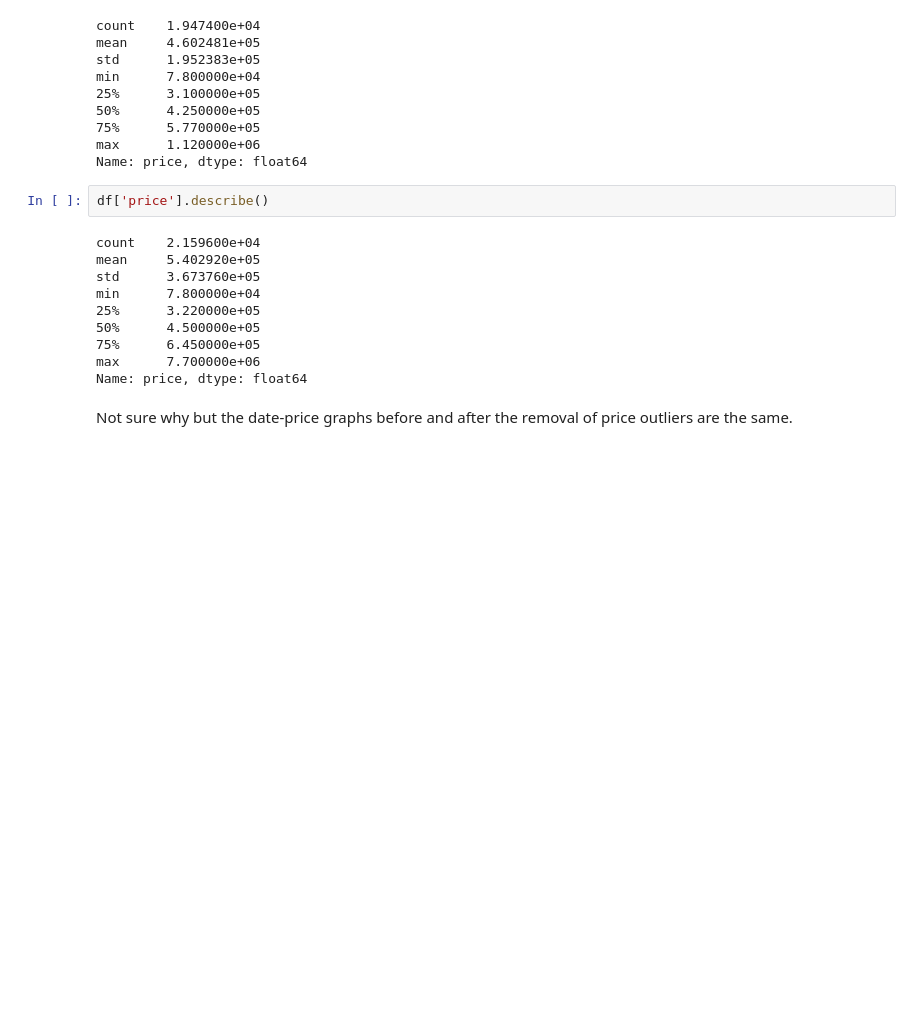
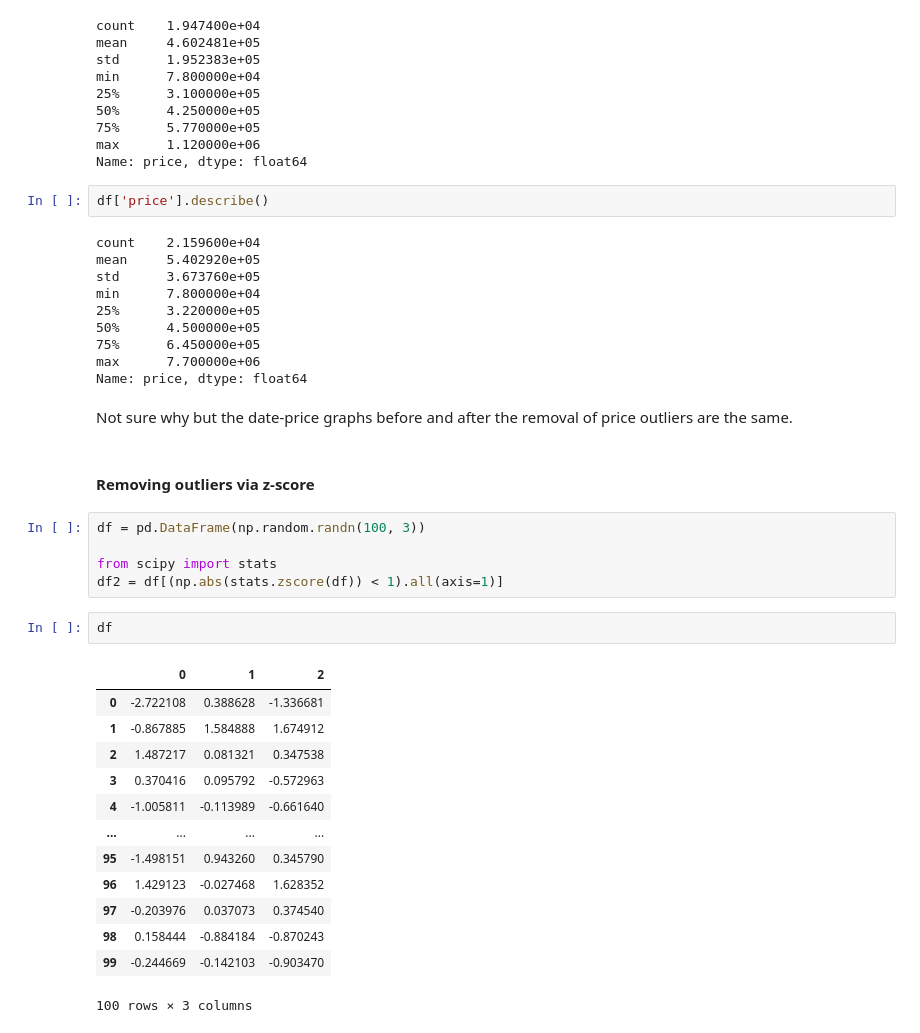
Before and after one commit to ssaeed85/dsc-ph2-KingsCountyRealEstate, a Jupyter notebook: Workspace/Zach/Scrapwork.ipynb, the cells around one changed output. Saved outputs shown, nothing was run; the diff lists cells and outputs as text; blank space fills up the shorter version.

```diff
--- a/Workspace/Zach/Untitled.ipynb
+++ b/Workspace/Zach/Scrapwork.ipynb
@@ -929,3 +941,26 @@ max      7.700000e+06
 Name: price, dtype: float64
 # %% [markdown]
 Not sure why but the date-price graphs before and after the removal of price outliers are the same.
+# %% [markdown]
+#### Removing outliers via z-score
+# %%
+df = pd.DataFrame(np.random.randn(100, 3))
+
+from scipy import stats
+df2 = df[(np.abs(stats.zscore(df)) < 1).all(axis=1)]
+# %%
+df
+# %% [output]
+|  | 0 | 1 | 2 |
+| 0 | -2.722108 | 0.388628 | -1.336681 |
+| 1 | -0.867885 | 1.584888 | 1.674912 |
+| 2 | 1.487217 | 0.081321 | 0.347538 |
+| 3 | 0.370416 | 0.095792 | -0.572963 |
+| 4 | -1.005811 | -0.113989 | -0.661640 |
+| ... | ... | ... | ... |
+| 95 | -1.498151 | 0.943260 | 0.345790 |
+| 96 | 1.429123 | -0.027468 | 1.628352 |
+| 97 | -0.203976 | 0.037073 | 0.374540 |
+| 98 | 0.158444 | -0.884184 | -0.870243 |
+| 99 | -0.244669 | -0.142103 | -0.903470 |
+100 rows × 3 columns
```
Also changed, not shown: parts of 22 cells of this notebook, 1 other file.
